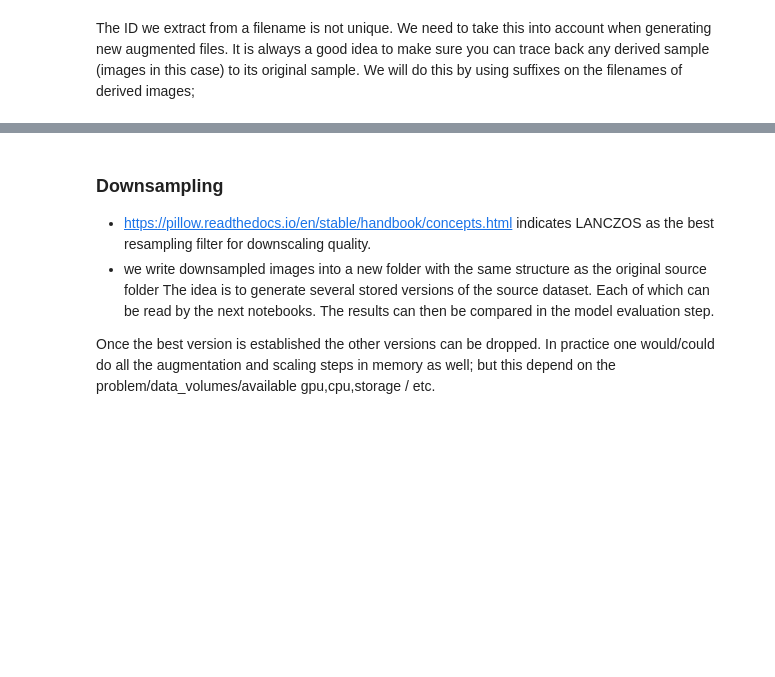
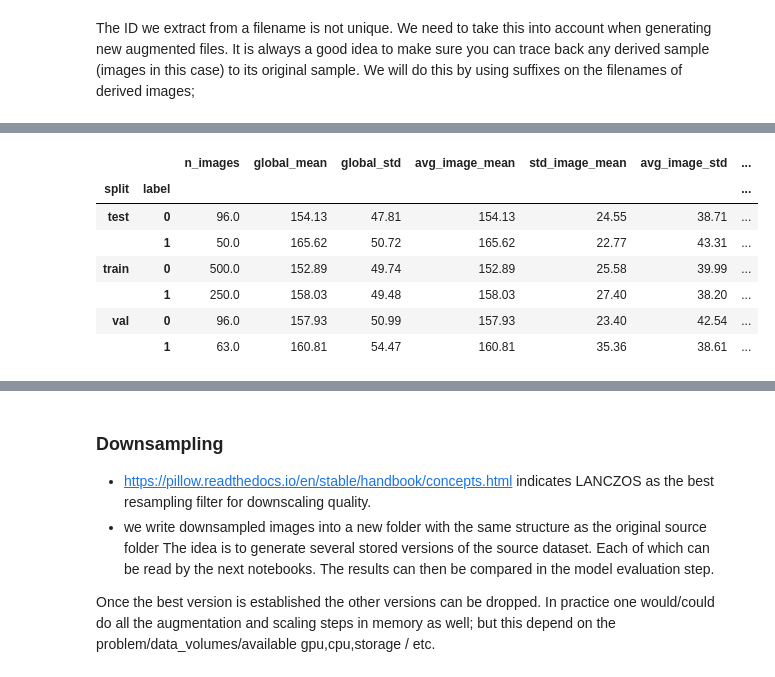
Before and after one commit to cornelka/ugentAI_kneeOA, a Jupyter notebook: notebooks/1_preprocessing/preprocessing.ipynb, the cells around one changed output, grey strips where cells are left out. Saved outputs shown, nothing was run; the diff lists cells and outputs as text; code cells hidden in the pictures; blank space fills up the shorter version.

```diff
--- a/notebooks/1_preprocessing/preprocessing.ipynb
+++ b/notebooks/1_preprocessing/preprocessing.ipynb
@@ -251,0 +274,57 @@ We will do this by using suffixes on the filenames of derived images;
+# %%
+import numpy as np
+from PIL import ImageStat
+
+src_path = "../../data/1_source"
+
+
+def per_image_stats(row):
+    path = Path(src_path) / row["folder"] / row["filename"]
+    with Image.open(path) as im:
+        stat = ImageStat.Stat(im)
+    return pd.Series(
+        {
+            "pixel_mean": stat.mean[0],
+            "pixel_std": stat.stddev[0],
+            "pixel_min": stat.extrema[0][0],
+            "pixel_max": stat.extrema[0][1],
+            "pixel_sum": stat.sum[0],
+            "pixel_sq_sum": stat.sum2[0],
+            "pixel_count": stat.count[0],
+        }
+    )
+
+
+pixel_df = images_df.apply(per_image_stats, axis=1)
+images_stats_df = pd.concat([images_df[["split", "label", "side"]], pixel_df], axis=1)
+
+
+# Exact global mean and std per split+label (via running sums)
+def exact_global_stats(grp):
+    n = grp["pixel_count"].sum()
+    mean = grp["pixel_sum"].sum() / n
+    std = np.sqrt(grp["pixel_sq_sum"].sum() / n - mean**2)
+    return pd.Series(
+        {
+            "n_images": len(grp),
+            "global_mean": round(mean, 2),
+            "global_std": round(std, 2),
+            "avg_image_mean": round(grp["pixel_mean"].mean(), 2),
+            "std_image_mean": round(grp["pixel_mean"].std(), 2),
+            "avg_image_std": round(grp["pixel_std"].mean(), 2),
+            "std_image_std": round(grp["pixel_std"].std(), 2),
+        }
+    )
+
+
+summary = images_stats_df.groupby(["split", "label"]).apply(exact_global_stats)
+summary
+# %% [output]
+|  |  | n_images | global_mean | global_std | avg_image_mean | std_image_mean | avg_image_std | ... |
+| split | label |  |  |  |  |  |  | ... |
+| test | 0 | 96.0 | 154.13 | 47.81 | 154.13 | 24.55 | 38.71 | ... |
+|  | 1 | 50.0 | 165.62 | 50.72 | 165.62 | 22.77 | 43.31 | ... |
+| train | 0 | 500.0 | 152.89 | 49.74 | 152.89 | 25.58 | 39.99 | ... |
+|  | 1 | 250.0 | 158.03 | 49.48 | 158.03 | 27.40 | 38.20 | ... |
+| val | 0 | 96.0 | 157.93 | 50.99 | 157.93 | 23.40 | 42.54 | ... |
+|  | 1 | 63.0 | 160.81 | 54.47 | 160.81 | 35.36 | 38.61 | ... |
```
Also changed, not shown: parts of 11 cells of this notebook.
